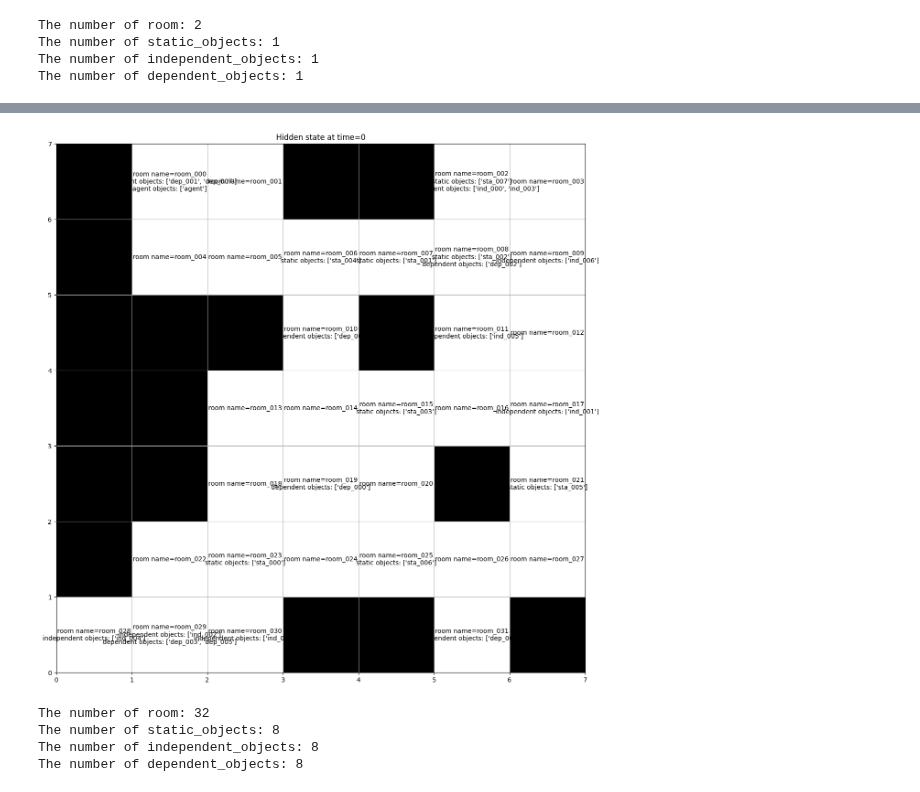
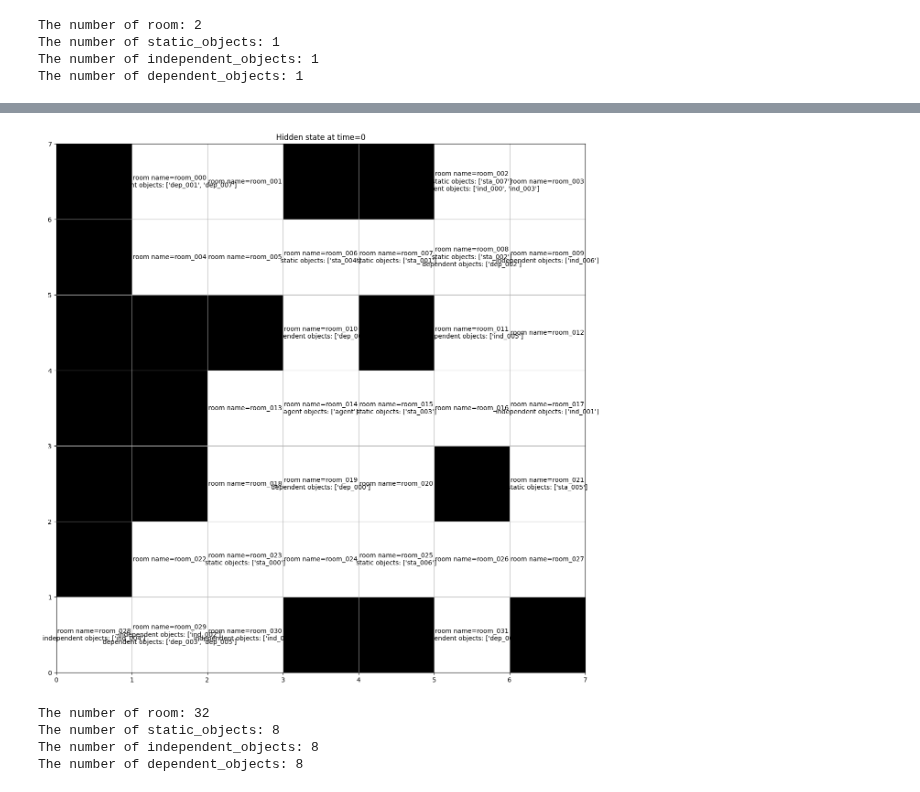
Before and after one commit to humemai/room-env, a Jupyter notebook: room-env-v2.ipynb, the cells around one changed output, grey strips where cells are left out. Saved outputs shown, nothing was run; the diff lists cells and outputs as text; code cells hidden in the pictures.

```diff
--- a/room-env-v2.ipynb
+++ b/room-env-v2.ipynb
@@ -114,7 +114,7 @@ env_config = {
     "seed": 0,
     "terminates_at": 99,
     "randomize_observations": "none",
-    "room_size": "m",
+    "room_size": "m-different-prob",
     "make_everything_static": False,
     "rewards": {"correct": 1, "wrong": -1, "partial": -1},
     "num_total_questions": 100,
@@ -141,7 +141,7 @@ env_config = {
     "seed": 0,
     "terminates_at": 99,
     "randomize_observations": "objects",
-    "room_size": "l",
+    "room_size": "l-different-prob",
     "make_everything_static": False,
     "rewards": {"correct": 1, "wrong": 0, "partial": 0},
     "num_total_questions": 1000,
@@ -163,26 +163,26 @@ The number of dependent_objects: 4
 # %%
 from room_env.envs.room2 import RoomEnv2
 
 env_config = {
     "question_prob": 1.0,
     "seed": 0,
     "terminates_at": 99,
     "randomize_observations": "none",
-    "room_size": "xl",
+    "room_size": "xl-different-prob",
     "make_everything_static": False,
     "rewards": {"correct": 1, "wrong": -1, "partial": -1},
     "num_total_questions": 100,
     "question_interval": 1,
     "include_walls_in_observations": True,
 }
 
 env = RoomEnv2(**env_config)
 observations, info = env.reset()
 env.render("image", save_fig_dir="./DEBUG/")
 for key, val in env.names.items():
     print(f"The number of {key}: {len(val)}")
 # %% [output]
-[figure, old version]
+[figure, new version]
 The number of room: 32
 The number of static_objects: 8
 The number of independent_objects: 8
```
Also changed, not shown: parts of 4 cells of this notebook, 10 other files.
